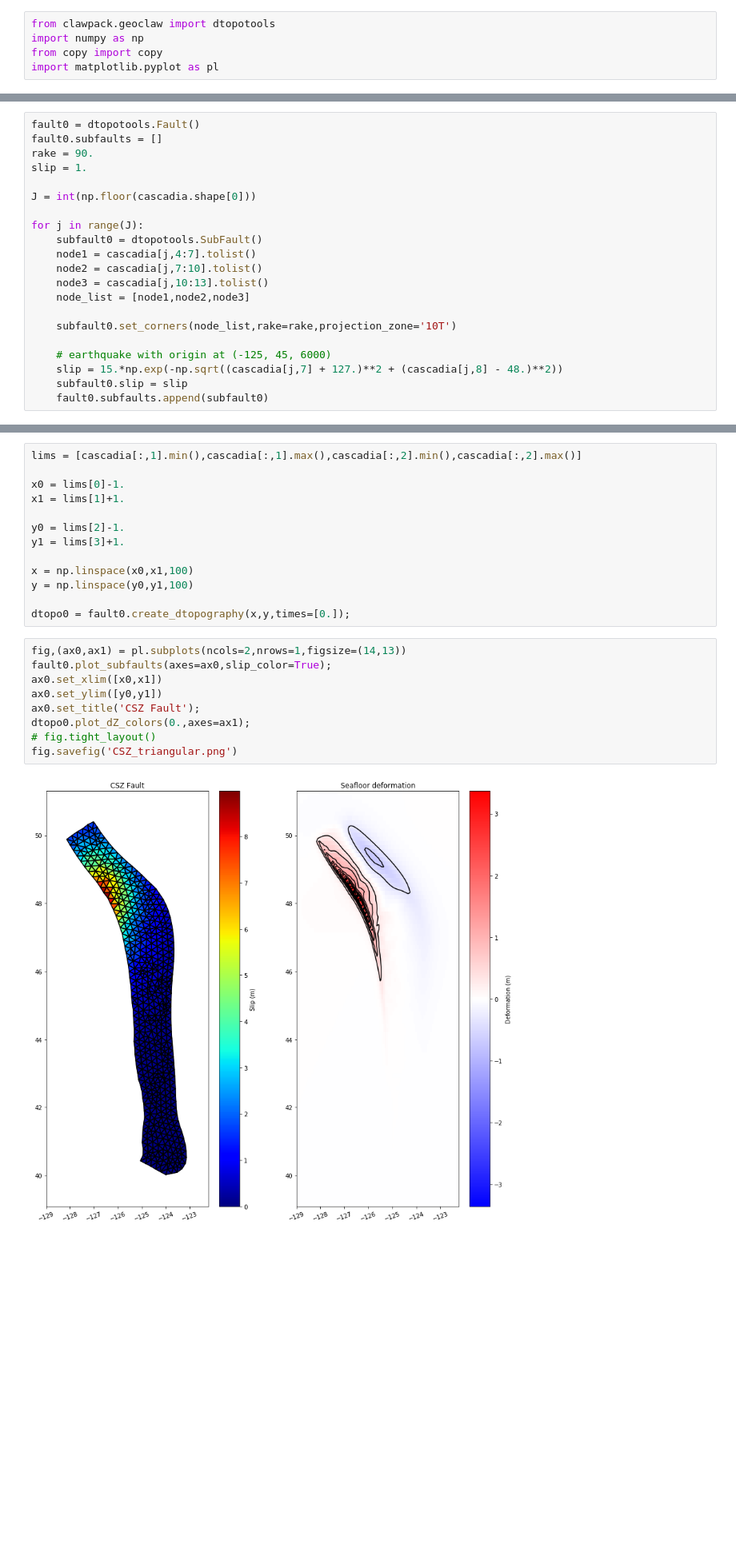
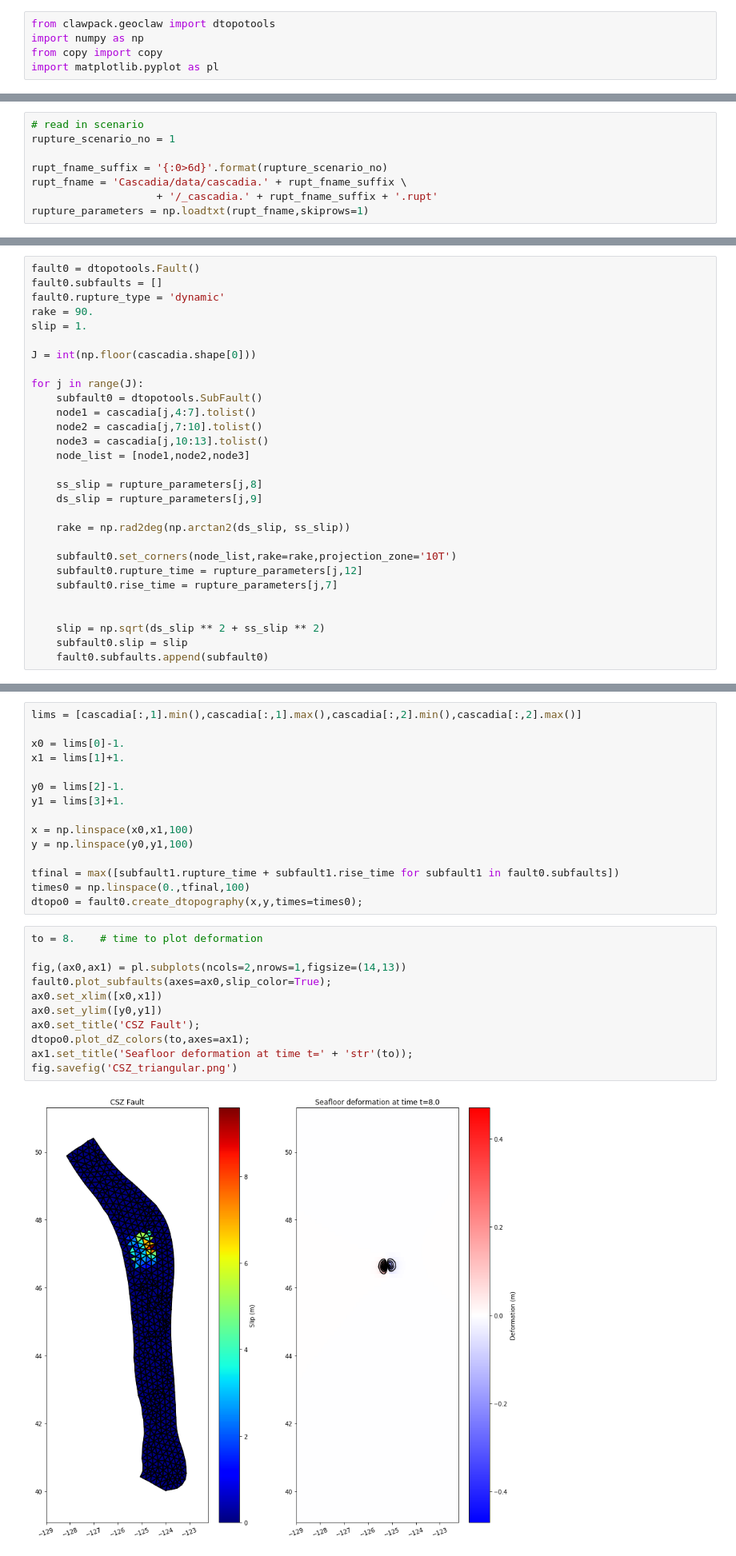
Before and after one commit to rjleveque/dtopotools_triangular_test, a Jupyter notebook: CSZ_example.ipynb, the cells around one changed output, grey strips where cells are left out. Shown at 80% size. Cells and saved outputs as stored; diff of their text form; blank space fills up the shorter version.

```diff
--- a/CSZ_example.ipynb
+++ b/CSZ_example.ipynb
@@ -20,0 +51,8 @@ First triangular fault
+# %%
+# read in scenario
+rupture_scenario_no = 1
+
+rupt_fname_suffix = '{:0>6d}'.format(rupture_scenario_no)
+rupt_fname = 'Cascadia/data/cascadia.' + rupt_fname_suffix \
+                    + '/_cascadia.' + rupt_fname_suffix + '.rupt'
+rupture_parameters = np.loadtxt(rupt_fname,skiprows=1)
@@ -21,6 +63,7 @@ First triangular fault
 # %%
 fault0 = dtopotools.Fault()
 fault0.subfaults = []
+fault0.rupture_type = 'dynamic'
 rake = 90.
 slip = 1.
 
@@ -33,9 +76,16 @@ for j in range(J):
     node3 = cascadia[j,10:13].tolist()
     node_list = [node1,node2,node3]
 
+    ss_slip = rupture_parameters[j,8]
+    ds_slip = rupture_parameters[j,9]
+
+    rake = np.rad2deg(np.arctan2(ds_slip, ss_slip))
+
     subfault0.set_corners(node_list,rake=rake,projection_zone='10T')
+    subfault0.rupture_time = rupture_parameters[j,12]
+    subfault0.rise_time = rupture_parameters[j,7]
 
-    # earthquake with origin at (-125, 45, 6000)
-    slip = 15.*np.exp(-np.sqrt((cascadia[j,7] + 127.)**2 + (cascadia[j,8] - 48.)**2))
+
+    slip = np.sqrt(ds_slip ** 2 + ss_slip ** 2)
     subfault0.slip = slip
     fault0.subfaults.append(subfault0)
@@ -51,15 +103,19 @@ y1 = lims[3]+1.
 x = np.linspace(x0,x1,100)
 y = np.linspace(y0,y1,100)
 
-dtopo0 = fault0.create_dtopography(x,y,times=[0.]);
+tfinal = max([subfault1.rupture_time + subfault1.rise_time for subfault1 in fault0.subfaults])
+times0 = np.linspace(0.,tfinal,100)
+dtopo0 = fault0.create_dtopography(x,y,times=times0);
 # %%
+to = 8.    # time to plot deformation
+
 fig,(ax0,ax1) = pl.subplots(ncols=2,nrows=1,figsize=(14,13))
 fault0.plot_subfaults(axes=ax0,slip_color=True);
 ax0.set_xlim([x0,x1])
 ax0.set_ylim([y0,y1])
 ax0.set_title('CSZ Fault');
-dtopo0.plot_dZ_colors(0.,axes=ax1);
-# fig.tight_layout()
+dtopo0.plot_dZ_colors(to,axes=ax1);
+ax1.set_title('Seafloor deformation at time t=' + 'str'(to));
 fig.savefig('CSZ_triangular.png')
 # %% [output]
-[figure, old version]
+[figure, new version]
```
Also changed, not shown: parts of 10 cells of this notebook.
